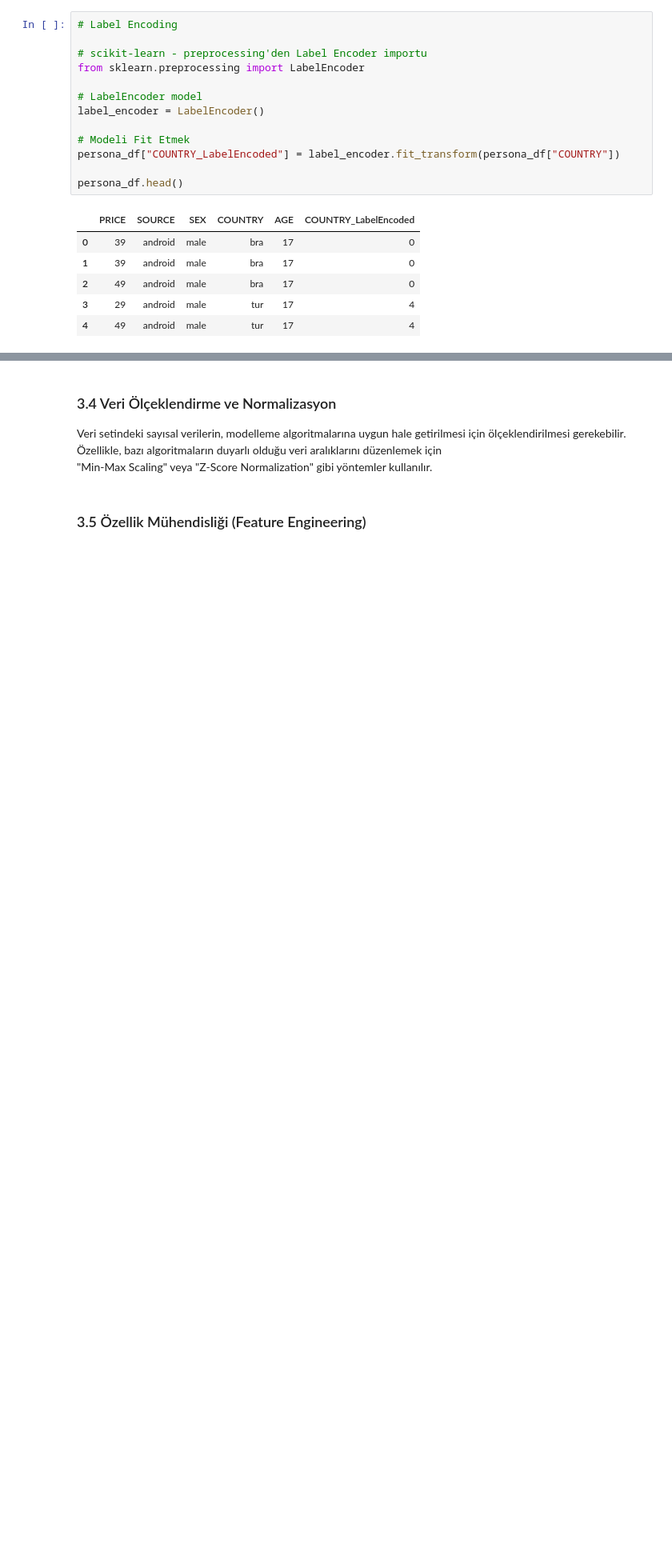
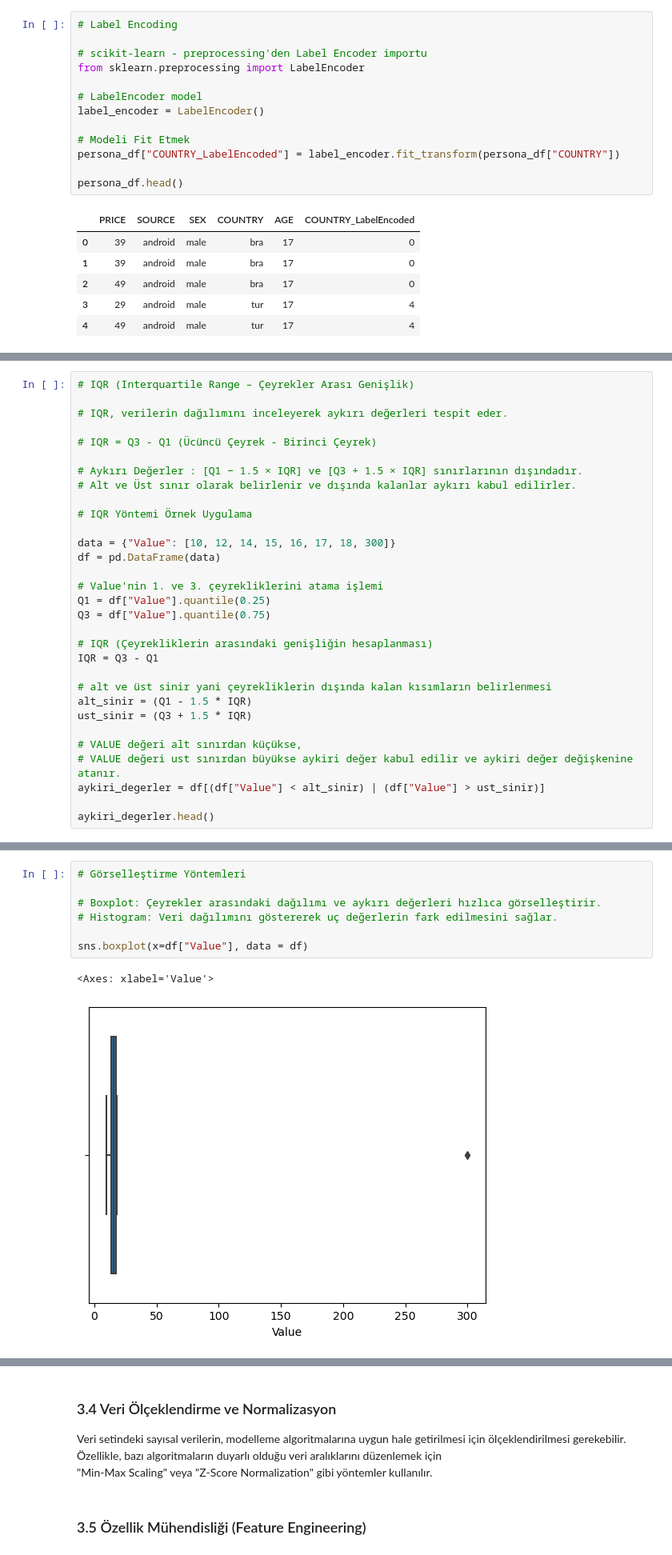
Before and after one commit to onurcakili/dataScienceRepository, a Jupyter notebook: DataScience_Python_Roadmap.ipynb, the cells around one changed output, grey strips where cells are left out. Shown at 80% size. Cells and saved outputs as stored; diff of their text form; blank space fills up the shorter version.

```diff
--- a/DataScience_Python_Roadmap.ipynb
+++ b/DataScience_Python_Roadmap.ipynb
@@ -1005,0 +1045,31 @@ Aykırı değerler, modelin performansını olumsuz etkileyebilir.
+# %%
+# IQR (Interquartile Range – Çeyrekler Arası Genişlik)
+
+# IQR, verilerin dağılımını inceleyerek aykırı değerleri tespit eder.
+
+# IQR = Q3 - Q1 (Ücüncü Çeyrek - Birinci Çeyrek)
+
+# Aykırı Değerler : [Q1 − 1.5 × IQR] ve [Q3 + 1.5 × IQR] sınırlarının dışındadır.
+# Alt ve Üst sınır olarak belirlenir ve dışında kalanlar aykırı kabul edilirler.
+
+# IQR Yöntemi Örnek Uygulama
+
+data = {"Value": [10, 12, 14, 15, 16, 17, 18, 300]}
+df = pd.DataFrame(data)
+
+# Value'nin 1. ve 3. çeyrekliklerini atama işlemi
+Q1 = df["Value"].quantile(0.25)
+Q3 = df["Value"].quantile(0.75)
+
+# IQR (Çeyrekliklerin arasındaki genişliğin hesaplanması)
+IQR = Q3 - Q1
+
+# alt ve üst sinir yani çeyrekliklerin dışında kalan kısımların belirlenmesi
+alt_sinir = (Q1 - 1.5 * IQR)
+ust_sinir = (Q3 + 1.5 * IQR)
+
+# VALUE değeri alt sınırdan küçükse,
+# VALUE değeri ust sınırdan büyükse aykiri değer kabul edilir ve aykiri değer değişkenine atanır.
+aykiri_degerler = df[(df["Value"] < alt_sinir) | (df["Value"] > ust_sinir)]
+
+aykiri_degerler.head()
@@ -1005,0 +1079,10 @@ Aykırı değerler, modelin performansını olumsuz etkileyebilir.
+# %%
+# Görselleştirme Yöntemleri
+
+# Boxplot: Çeyrekler arasındaki dağılımı ve aykırı değerleri hızlıca görselleştirir.
+# Histogram: Veri dağılımını göstererek uç değerlerin fark edilmesini sağlar.
+
+sns.boxplot(x=df["Value"], data = df)
+# %% [output]
+<Axes: xlabel='Value'>
+[figure, added]
```
Also changed, not shown: parts of 6 cells of this notebook.
